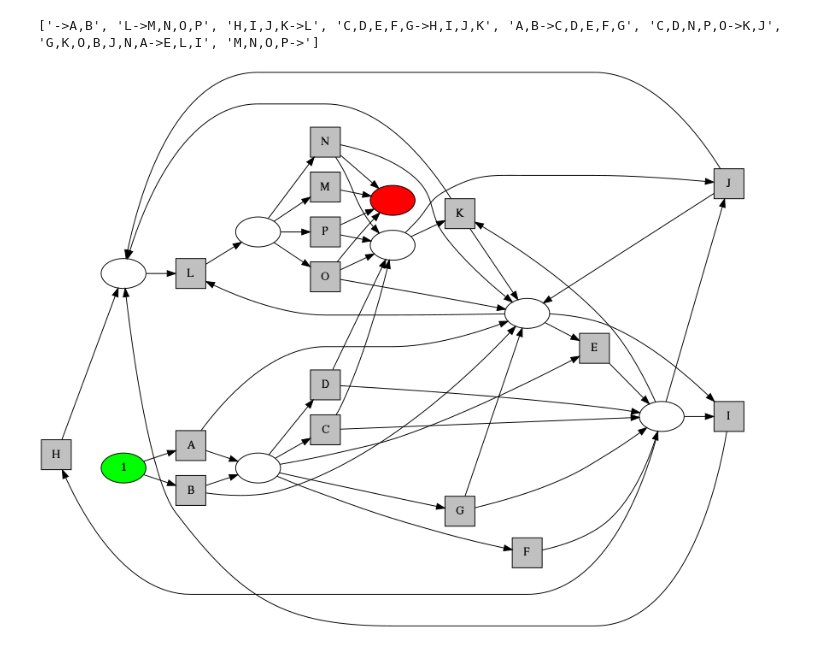
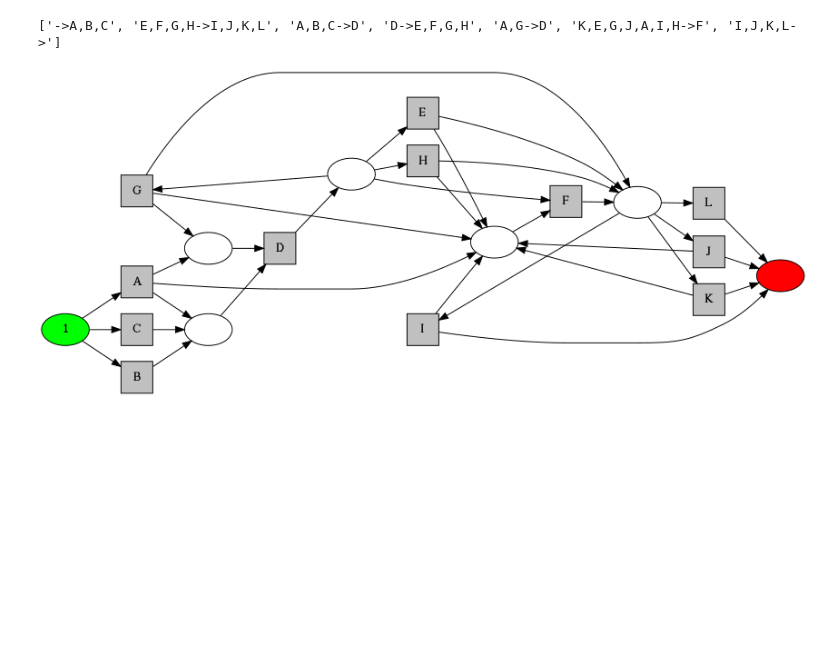
Before and after one commit to joLahann/fastpm, a Jupyter notebook: nbs/07_fastpm_petrigenerator.ipynb, the cells around one changed output. Drawn from its saved outputs; the diff is of its cells as text; code cells hidden in the pictures; blank space fills up the shorter version.

```diff
--- a/nbs/07_fastpm_petrigenerator.ipynb
+++ b/nbs/07_fastpm_petrigenerator.ipynb
@@ -125,11 +125,11 @@ def get_random_simple_grammar(n, l, hn=0.1, rec=0.1, drec=0.1, c=0.1, max_in_lay
 
     return grammar
 # %%
-rsg = get_random_simple_grammar(16, 5, hn=0.1, rec=0.05, drec=0.01, c=0.4, max_in_layer=None)
+rsg = get_random_simple_grammar(12, 4, hn=0.1, rec=0.15, drec=0.11, c=0.4, max_in_layer=None)
 #rsg = nets[3]
 print(rsg)
 pn = PetriNet.from_simple_grammar(rsg)
 display(pn.view())
 # %% [output]
-['->A,B', 'L->M,N,O,P', 'H,I,J,K->L', 'C,D,E,F,G->H,I,J,K', 'A,B->C,D,E,F,G', 'C,D,N,P,O->K,J', 'G,K,O,B,J,N,A->E,L,I', 'M,N,O,P->']
+['->A,B,C', 'E,F,G,H->I,J,K,L', 'A,B,C->D', 'D->E,F,G,H', 'A,G->D', 'K,E,G,J,A,I,H->F', 'I,J,K,L->']
-[figure, old version]
+[figure, new version]
```
Also changed, not shown: 18 other files.
